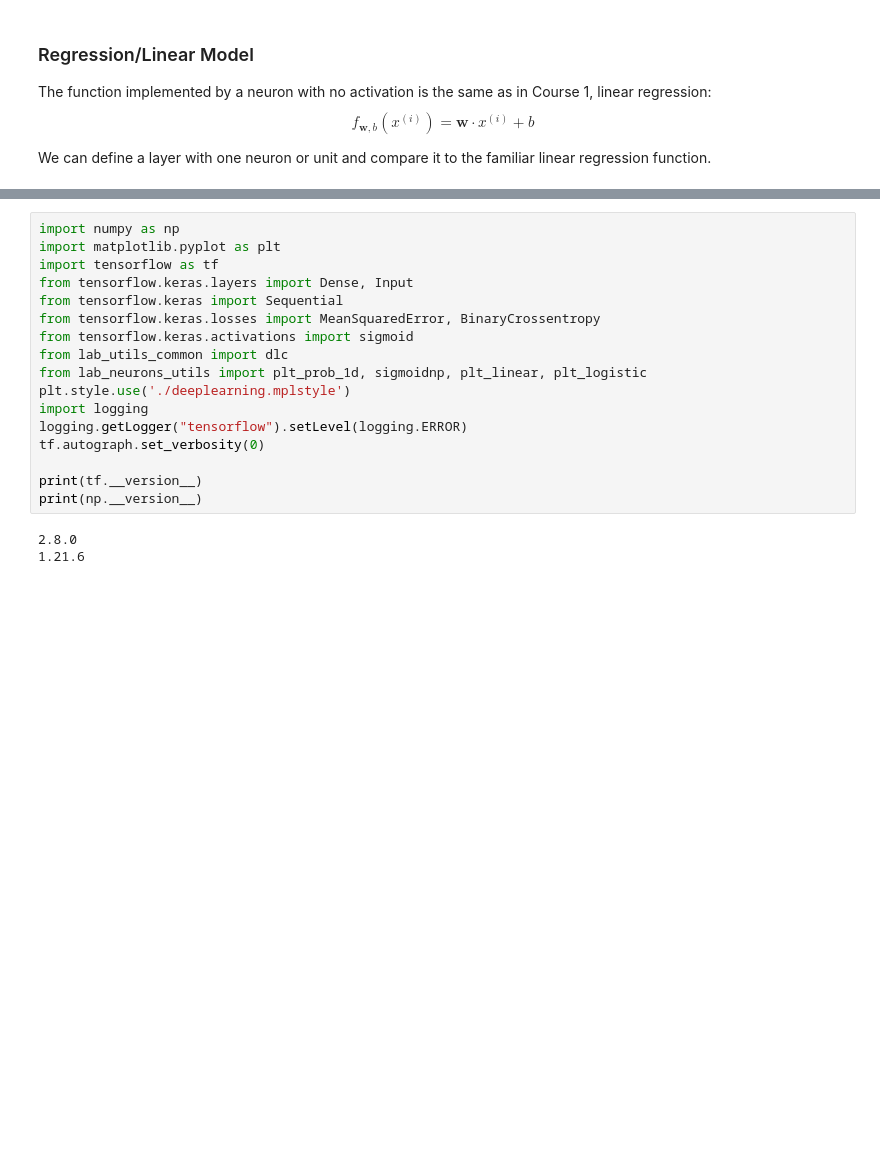
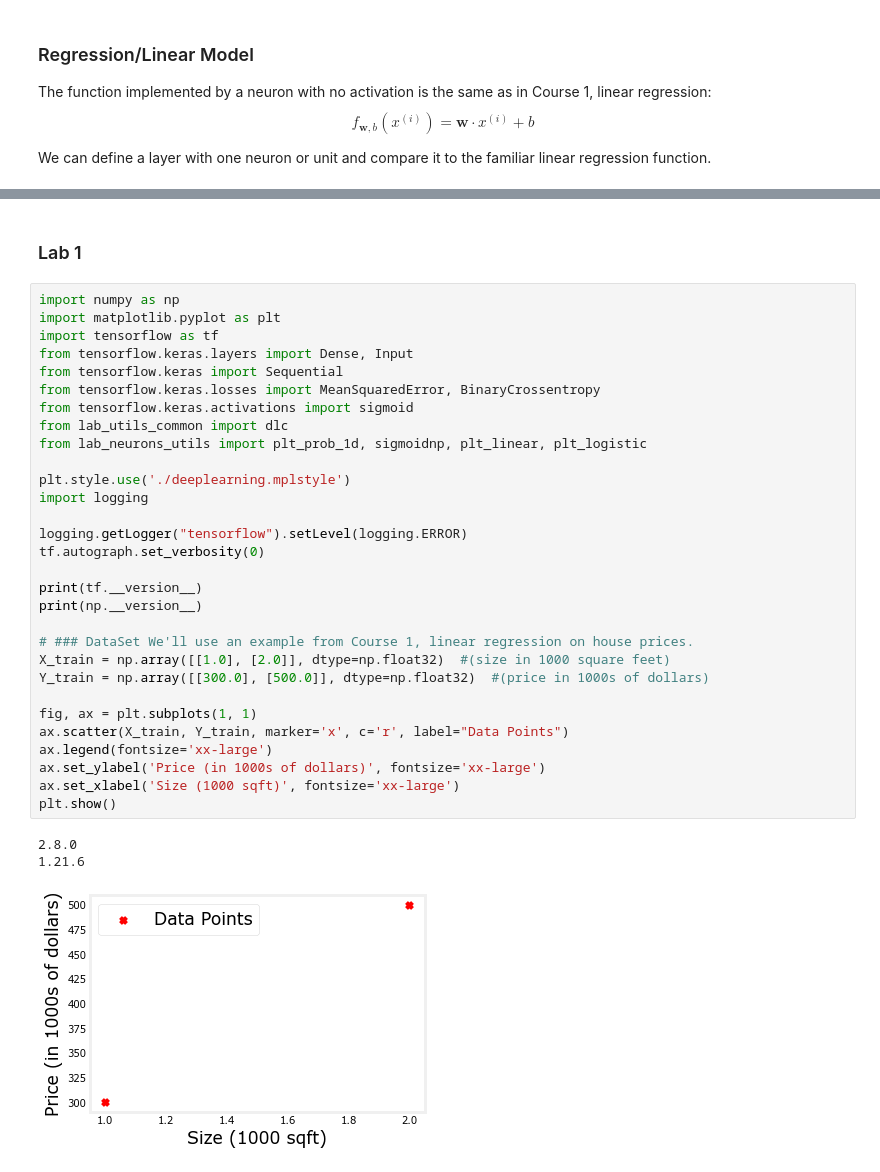
Before and after one commit to imaxfp/edu_machine_learning, a Jupyter notebook: src/2_deeplearning_ai_advanced_learning_algorithms/week1.ipynb, the cells around one changed output, grey strips where cells are left out. Saved outputs shown, nothing was run; the diff lists cells and outputs as text; blank space fills up the shorter version.

```diff
--- a/src/2_deeplearning_ai_advanced_learning_algorithms/week1.ipynb
+++ b/src/2_deeplearning_ai_advanced_learning_algorithms/week1.ipynb
@@ -200,23 +200,39 @@ We can define a layer with one neuron or unit and compare it to the familiar lin
 <img src="../../img/2_advanced_learning_algorithms/nn/layer_notations.png" width="700"/>
 <br>
 <img src="../../img/2_advanced_learning_algorithms/nn/output_layer.png" width="700"/>
+# %% [markdown]
+### Lab 1
 # %%
 import numpy as np
 import matplotlib.pyplot as plt
 import tensorflow as tf
 from tensorflow.keras.layers import Dense, Input
 from tensorflow.keras import Sequential
 from tensorflow.keras.losses import MeanSquaredError, BinaryCrossentropy
 from tensorflow.keras.activations import sigmoid
 from lab_utils_common import dlc
 from lab_neurons_utils import plt_prob_1d, sigmoidnp, plt_linear, plt_logistic
+
 plt.style.use('./deeplearning.mplstyle')
 import logging
+
 logging.getLogger("tensorflow").setLevel(logging.ERROR)
 tf.autograph.set_verbosity(0)
 
 print(tf.__version__)
 print(np.__version__)
+
+# ### DataSet We'll use an example from Course 1, linear regression on house prices.
+X_train = np.array([[1.0], [2.0]], dtype=np.float32)  #(size in 1000 square feet)
+Y_train = np.array([[300.0], [500.0]], dtype=np.float32)  #(price in 1000s of dollars)
+
+fig, ax = plt.subplots(1, 1)
+ax.scatter(X_train, Y_train, marker='x', c='r', label="Data Points")
+ax.legend(fontsize='xx-large')
+ax.set_ylabel('Price (in 1000s of dollars)', fontsize='xx-large')
+ax.set_xlabel('Size (1000 sqft)', fontsize='xx-large')
+plt.show()
 # %% [output]
 2.8.0
 1.21.6
+[figure, added]
```
Also changed, not shown: parts of 20 cells of this notebook.
